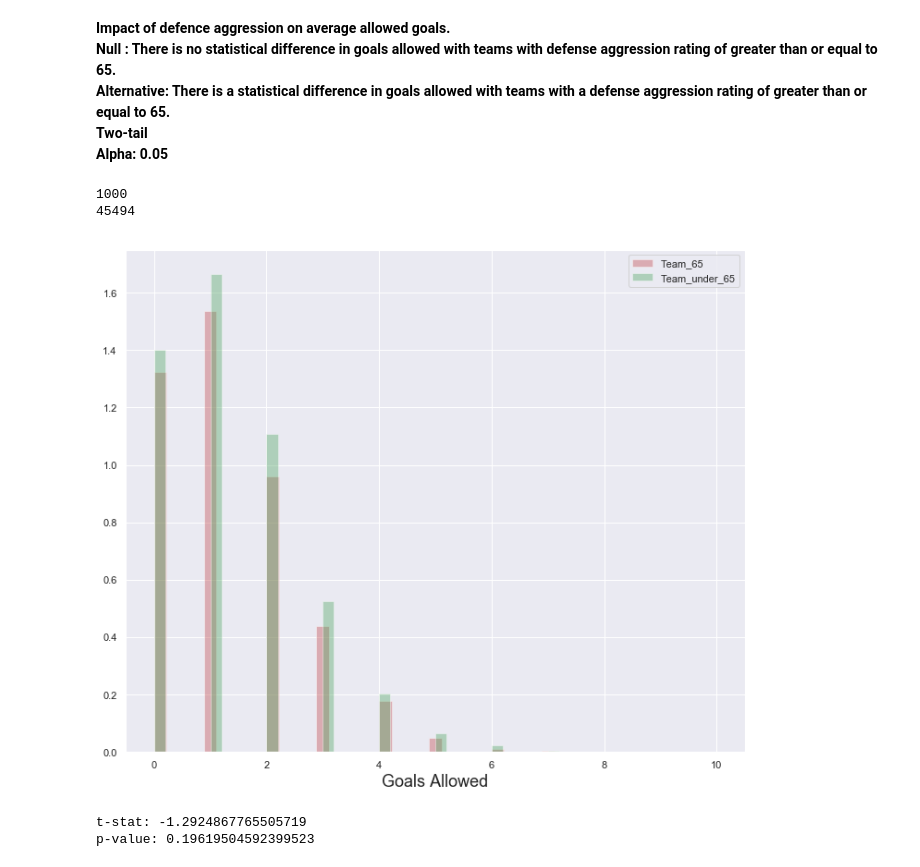
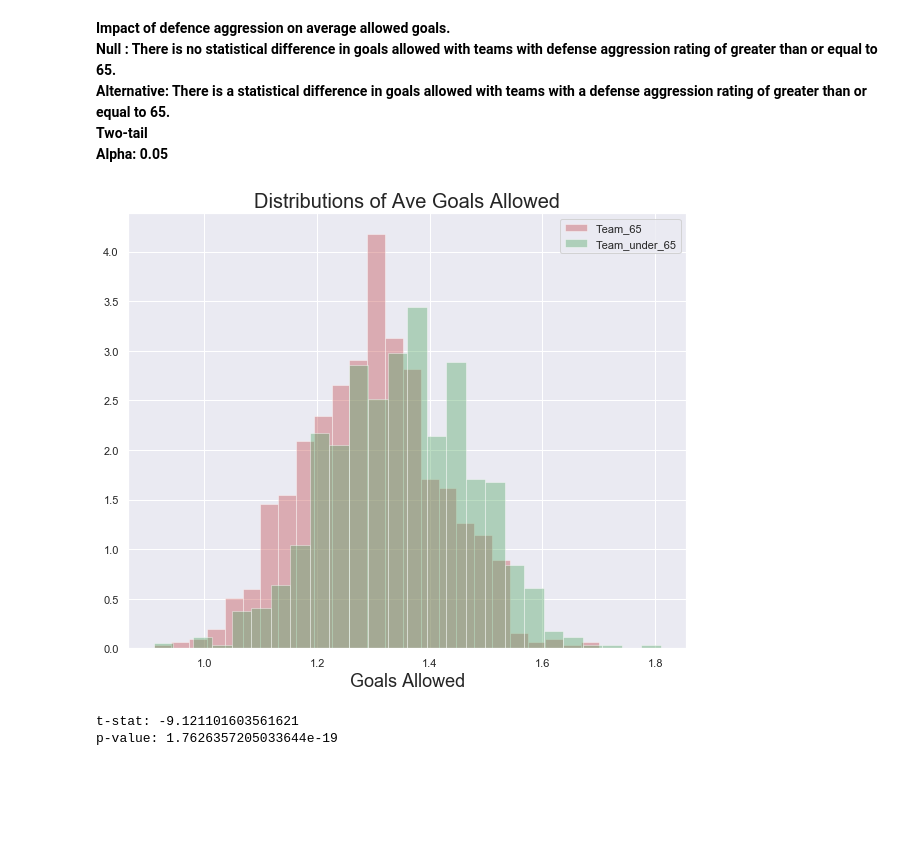
Before and after one commit to mandoiwanaga/pitch_ds_football_analytics, a Jupyter notebook: data/hypothesis_two.ipynb, the cells around one changed output. Drawn from its saved outputs; the diff is of its cells as text; code cells hidden in the pictures; blank space fills up the shorter version.

```diff
--- a/data/hypothesis_two.ipynb
+++ b/data/hypothesis_two.ipynb
@@ -197,24 +193,31 @@ sample = np.random.choice(team_65['goals_allowed'], size=sample_size, replace=Fa
-# %%
-np.random.seed(1234)
-sample_goals = []
-for _ in range(trials):
-    sample_goals.append(np.mean(np.random.choice(team_65['goals_allowed'], size=sample_size, replace=False)))
-# %%
-population_goals = soccer['goals_allowed']
-print(len(sample_goals))
-print(len(population_goals))
-# %% [output]
-1000
-45494
+# %%
+# Initialize lists to store average heading accuracies
+means_65 = []
+means_under_65 = []
+
+# set seed
+np.random.seed(1234)
+
+# get samples and store average heading accuracies in list
+for _ in range(trials):
+    sample_65 = np.random.choice(team_65['goals_allowed'], size=sample_size)
+
+    means_65.append(np.mean(sample_65))
+
+
+    sample_under_65 = np.random.choice(team_under_65['goals_allowed'], size=sample_size)
+
+    means_under_65.append(np.mean(sample_under_65))
 # %%
 #team_65
 #team_under_65
 sns.set(color_codes=True)
-sns.set(rc={'figure.figsize':(12,10)})
-sns.distplot(team_65['goals_allowed'], color='r', kde=False, norm_hist=True, label='Team_65')
-sns.distplot(team_under_65['goals_allowed'], color='g', kde=False, norm_hist=True, label='Team_under_65')
+sns.set(rc={'figure.figsize':(10,8)})
+sns.distplot(means_65, color='r', kde=False, norm_hist=True, label='Team_65')
+sns.distplot(means_under_65, color='g', kde=False, norm_hist=True, label='Team_under_65')
 plt.xlabel('Goals Allowed', fontsize=18)
+plt.title('Distributions of Ave Goals Allowed', fontsize=20)
 plt.legend()
 plt.show()
 # %% [output]
-[figure, old version]
+[figure, new version]
@@ -244,7 +224,7 @@ def visualize_t(t_stat, n_control, n_experimental):
 # %%
-t_stat, p_value = scipy.stats.ttest_ind(sample_goals, population_goals)
+t_stat, p_value = scipy.stats.ttest_ind(means_65, means_under_65)
 print('t-stat:', t_stat)
 print('p-value:', p_value)
 # %% [output]
-t-stat: -1.2924867765505719
-p-value: 0.19619504592399523
+t-stat: -9.121101603561621
+p-value: 1.7626357205033644e-19
```
Also changed, not shown: parts of 9 cells of this notebook.
